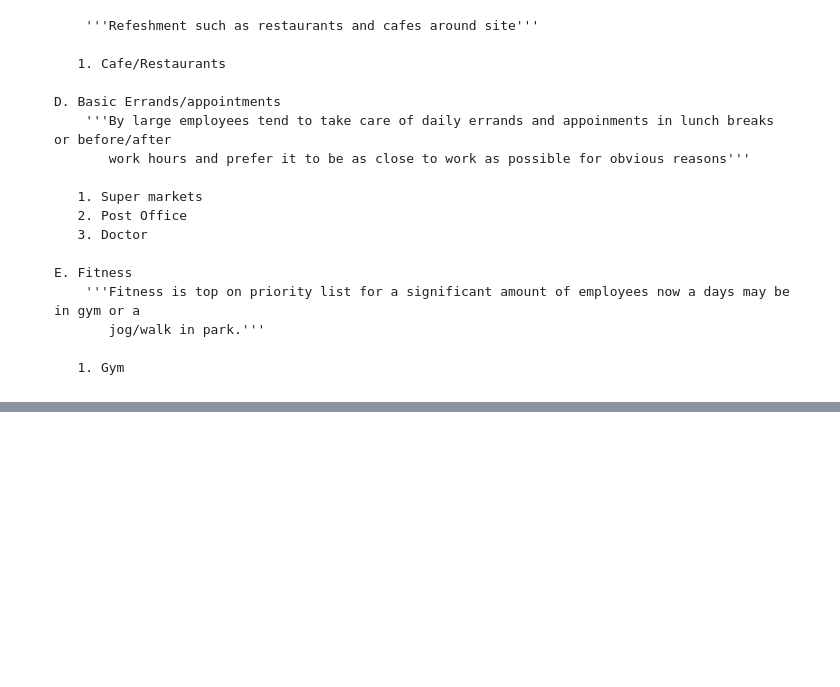
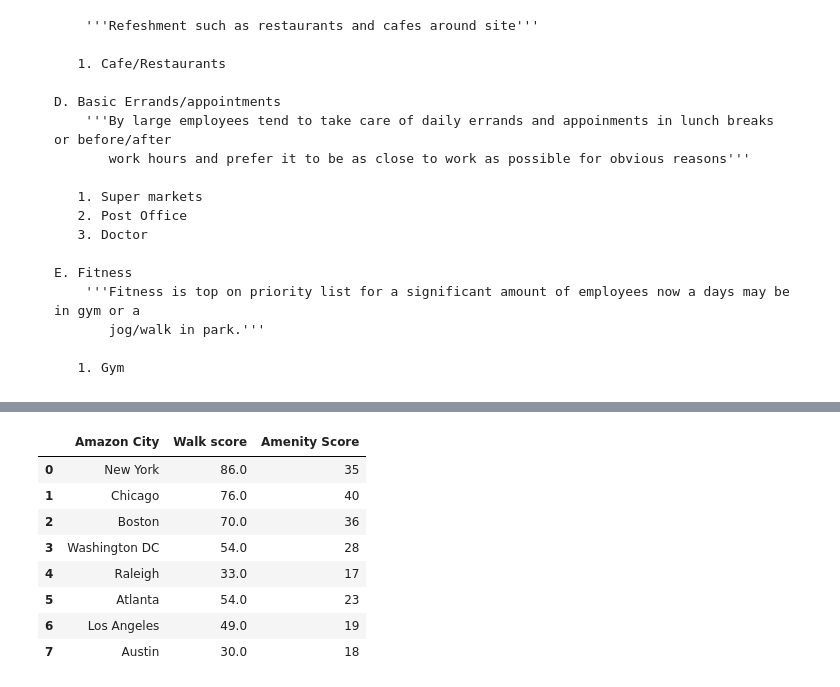
Before and after one commit to indranik/BC_Project1, a Jupyter notebook: Amenities_Niyati/Plots/Total_Amenities_Ranking.ipynb, the cells around one changed output, grey strips where cells are left out. Cells and saved outputs as stored; diff of their text form; code cells hidden in the pictures; blank space fills up the shorter version.

```diff
--- a/Amenities_Niyati/Plots/Total_Amenities_Ranking.ipynb
+++ b/Amenities_Niyati/Plots/Total_Amenities_Ranking.ipynb
@@ -102,3 +102,21 @@ amenities_ranking_df
 | 7 | Raleigh city, North Carolina | 4 | 4 | 2 | 1 | 2 | 4 | 17 | ... |
 # %%
 amenities_ranking_df.to_csv("../Results/Final City Ranking for Amenities.csv")
+# %%
+amenity_score = [35,40,36,28,17,23,19,18]
+#Get walk score
+walk_score = pd.read_csv('../Results/Walk Bike Transit Score Ranking.csv')
+walk_score = walk_score[['Amazon City','Walk score']]
+walk_score['Walk score'] = round(walk_score['Walk score'].astype(float))
+walk_score['Amenity Score']=amenity_score
+walk_score
+# %% [output]
+|  | Amazon City | Walk score | Amenity Score |
+| 0 | New York | 86.0 | 35 |
+| 1 | Chicago | 76.0 | 40 |
+| 2 | Boston | 70.0 | 36 |
+| 3 | Washington DC | 54.0 | 28 |
+| 4 | Raleigh | 33.0 | 17 |
+| 5 | Atlanta | 54.0 | 23 |
+| 6 | Los Angeles | 49.0 | 19 |
+| 7 | Austin | 30.0 | 18 |
```
Also changed, not shown: parts of 1 cell of this notebook, 4 other files.
